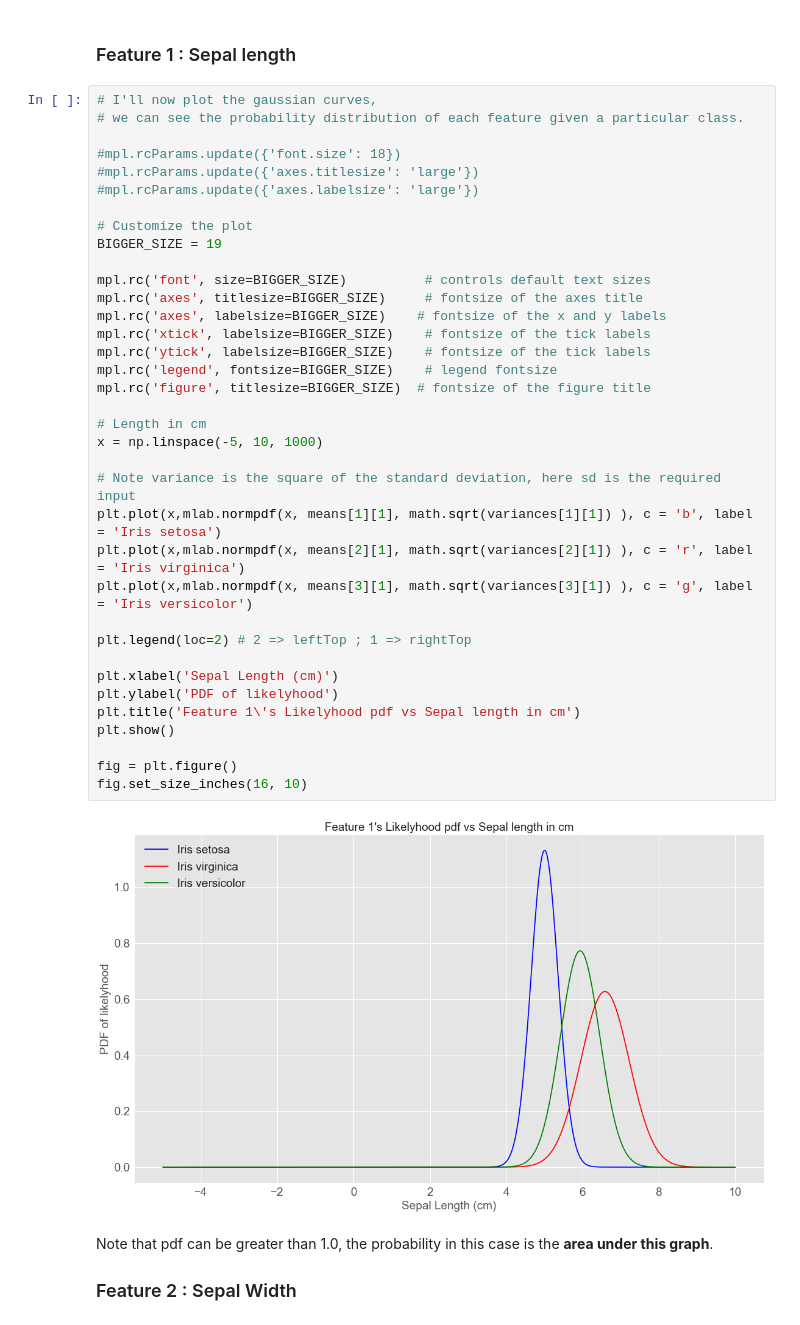
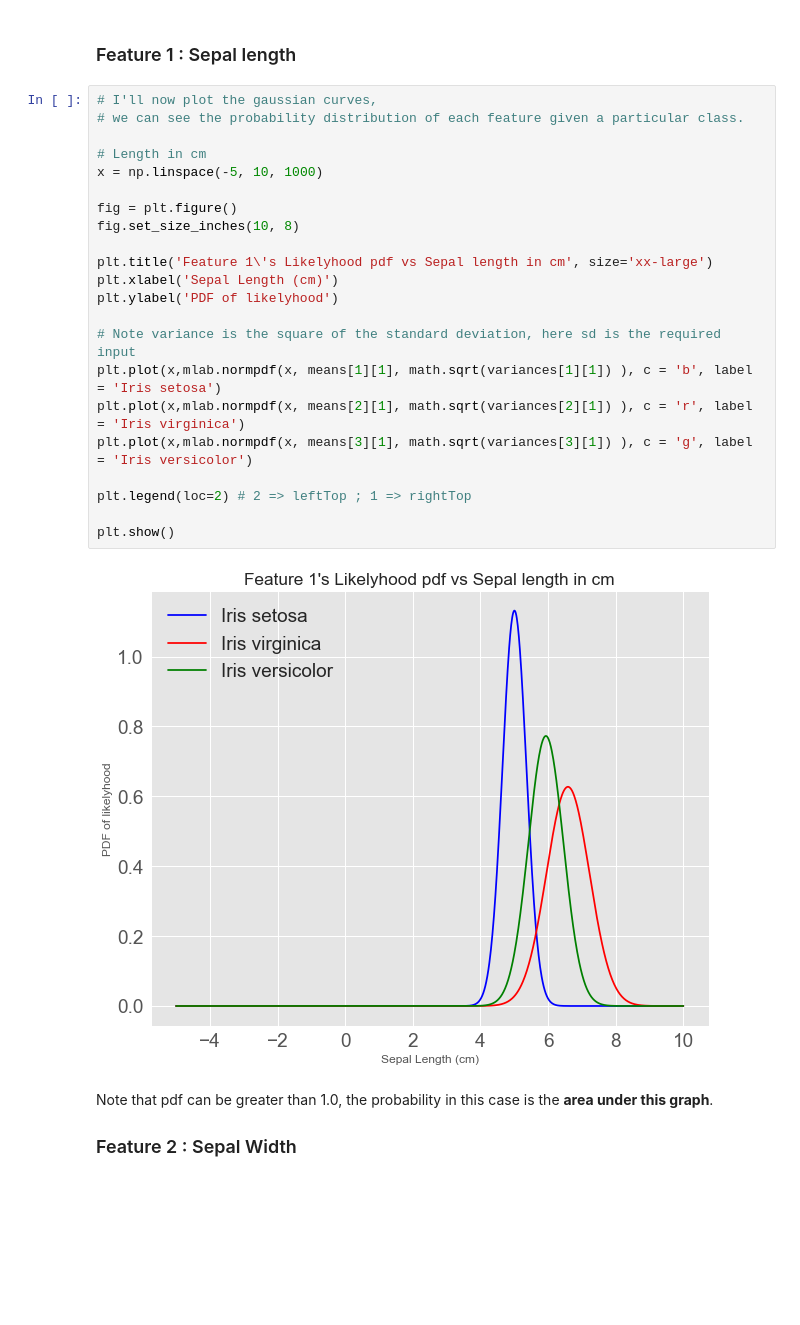
Before and after one commit to DataByteNITT/NaiveBayesKS, a Jupyter notebook: Naive Bayes - Model.ipynb, the cells around one changed output. Saved outputs shown, nothing was run; the diff lists cells and outputs as text; blank space fills up the shorter version.

```diff
--- a/Naive Bayes - Model.ipynb
+++ b/Naive Bayes - Model.ipynb
@@ -239,41 +242,27 @@ dtype: float64
 # %%
 # I'll now plot the gaussian curves,
 # we can see the probability distribution of each feature given a particular class.
 
-#mpl.rcParams.update({'font.size': 18})
-#mpl.rcParams.update({'axes.titlesize': 'large'})
-#mpl.rcParams.update({'axes.labelsize': 'large'})
-
-# Customize the plot
-BIGGER_SIZE = 19
-
-mpl.rc('font', size=BIGGER_SIZE)          # controls default text sizes
-mpl.rc('axes', titlesize=BIGGER_SIZE)     # fontsize of the axes title
-mpl.rc('axes', labelsize=BIGGER_SIZE)    # fontsize of the x and y labels
-mpl.rc('xtick', labelsize=BIGGER_SIZE)    # fontsize of the tick labels
-mpl.rc('ytick', labelsize=BIGGER_SIZE)    # fontsize of the tick labels
-mpl.rc('legend', fontsize=BIGGER_SIZE)    # legend fontsize
-mpl.rc('figure', titlesize=BIGGER_SIZE)  # fontsize of the figure title
-
 # Length in cm
 x = np.linspace(-5, 10, 1000)
+
+fig = plt.figure()
+fig.set_size_inches(10, 8)
+
+plt.title('Feature 1\'s Likelyhood pdf vs Sepal length in cm', size='xx-large')
+plt.xlabel('Sepal Length (cm)')
+plt.ylabel('PDF of likelyhood')
 
 # Note variance is the square of the standard deviation, here sd is the required input
 plt.plot(x,mlab.normpdf(x, means[1][1], math.sqrt(variances[1][1]) ), c = 'b', label = 'Iris setosa')
 plt.plot(x,mlab.normpdf(x, means[2][1], math.sqrt(variances[2][1]) ), c = 'r', label = 'Iris virginica')
 plt.plot(x,mlab.normpdf(x, means[3][1], math.sqrt(variances[3][1]) ), c = 'g', label = 'Iris versicolor')
 
 plt.legend(loc=2) # 2 => leftTop ; 1 => rightTop
 
-plt.xlabel('Sepal Length (cm)')
-plt.ylabel('PDF of likelyhood')
-plt.title('Feature 1\'s Likelyhood pdf vs Sepal length in cm')
 plt.show()
-
-fig = plt.figure()
-fig.set_size_inches(16, 10)
 # %% [output]
-[figure, old version]
+[figure, new version]
 # %% [markdown]
 Note that pdf can be greater than 1.0, the probability in this case is the **area under this graph**.
 
```
Also changed, not shown: parts of 19 cells of this notebook, 2 other files.
